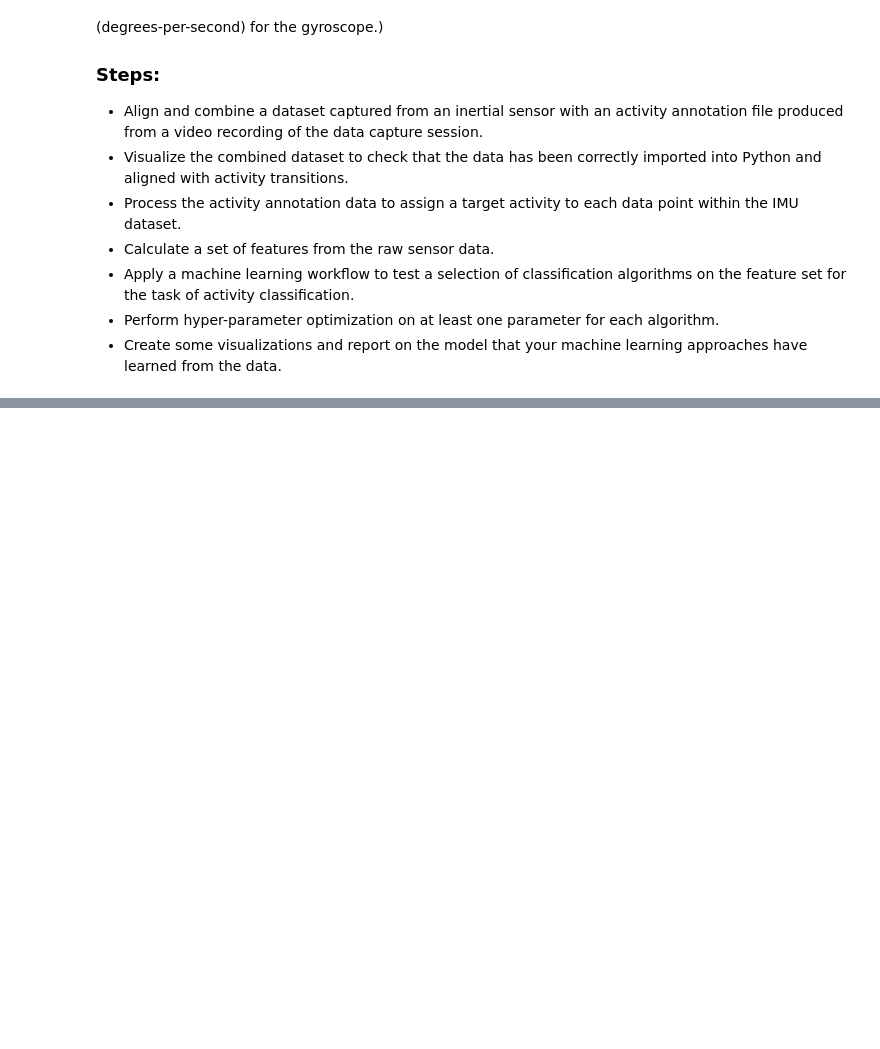
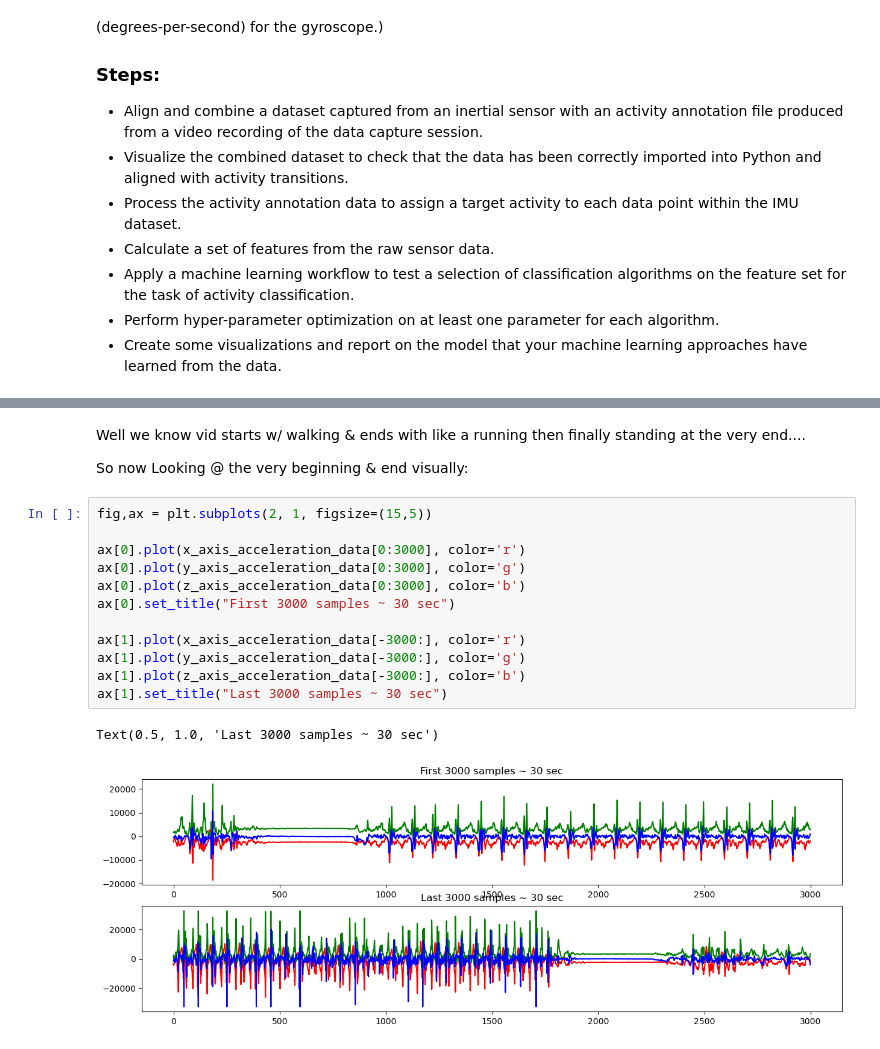
Before and after one commit to AKuinkel/cosc102-at3, a Jupyter notebook: ml_approaches_for_activity_classification.ipynb, the cells around one changed output, grey strips where cells are left out. Drawn from its saved outputs; the diff is of its cells as text; blank space fills up the shorter version.

```diff
--- a/ml_approaches_for_activity_classification.ipynb
+++ b/ml_approaches_for_activity_classification.ipynb
@@ -71,0 +89,19 @@ ax[1].plot(z_axis_gyro, color='b')
+# %% [markdown]
+Well we know vid starts w/ walking & ends with like a running then finally standing at the very end....
+
+So now Looking @ the very beginning & end visually:
+# %%
+fig,ax = plt.subplots(2, 1, figsize=(15,5))
+
+ax[0].plot(x_axis_acceleration_data[0:3000], color='r')
+ax[0].plot(y_axis_acceleration_data[0:3000], color='g')
+ax[0].plot(z_axis_acceleration_data[0:3000], color='b')
+ax[0].set_title("First 3000 samples ~ 30 sec")
+
+ax[1].plot(x_axis_acceleration_data[-3000:], color='r')
+ax[1].plot(y_axis_acceleration_data[-3000:], color='g')
+ax[1].plot(z_axis_acceleration_data[-3000:], color='b')
+ax[1].set_title("Last 3000 samples ~ 30 sec")
+# %% [output]
+Text(0.5, 1.0, 'Last 3000 samples ~ 30 sec')
+[figure, added]
```
Also changed, not shown: parts of 6 cells of this notebook.
